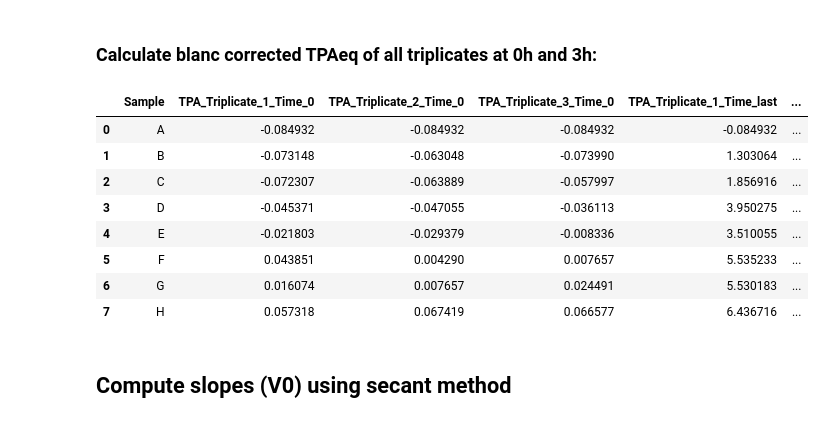
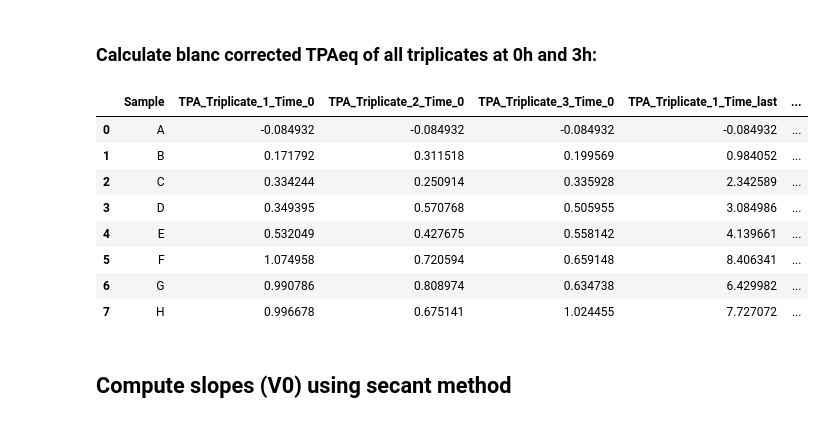
Before and after one commit to gcourtade/masters, a Jupyter notebook: 2025/ARE_PET_FsC-mutants/Plate_assay/PET_suspension.ipynb, the cells around one changed output. Cells and saved outputs as stored; diff of their text form; code cells hidden in the pictures.

```diff
--- a/2025/ARE_PET_FsC-mutants/Plate_assay/PET_suspension.ipynb
+++ b/2025/ARE_PET_FsC-mutants/Plate_assay/PET_suspension.ipynb
@@ -235,0 +141,25 @@ R^2 = 1.0000
+# %%
+
+# Time points (adjust if needed)
+x = np.array([0, 1860, 3480, 7200, 11040])
+
+# Colors and labels
+colors = ['blue', 'green', '#C8A2D8', 'pink', '#FFA500', 'brown', 'red', 'black']
+concs = ['0.0 µM', '0.2 µM', '0.4 µM', '0.6 µM', '0.8 µM', '1.0 µM', '1.2 µM', '1.4 µM']
+
+# Plot only data points + error bars
+for i in range(len(all_y)):
+    y = np.array(all_y[i])
+    if np.any(np.isnan(y)):
+        continue
+
+    plt.plot(x, y, 'o', color=colors[i], label=concs[i])
+    plt.errorbar(x, y, yerr=all_stdev[i], fmt='o', color=colors[i], elinewidth=1, capsize=5)
+
+# Final plot styling
+plt.xlabel('Time (s)')
+plt.ylabel('TPA (µmol/g PET)')
+plt.title('FsC-T45P_L182A a-CD')
+plt.legend(loc='upper left', bbox_to_anchor=(1, 1), frameon=True)
+plt.tight_layout()
+plt.show()
@@ -241,11 +173,11 @@ R^2 = 1.0000
 
 # Load Excel files
 file_path_standard_curve = "24.10.31_stand_curve_TPA.xlsx"
-file_path_absorbance = "24.10.31_wt_FsC_0h.xlsx"  # change !!!!!
+file_path_absorbance = "24.11.06_L182A.xlsx"  # change !!!!!
 
 # Load relevant sheets
-sheet_time_0 = "Sheet2"  # Adjust based on identified correct sheet !!!!!
-sheet_time_last = "Sheet8"  # Adjust based on identified correct sheet !!!!!
+sheet_time_0 = "Sheet5"  # Adjust based on identified correct sheet !!!!!
+sheet_time_last = "Sheet9"  # Adjust based on identified correct sheet !!!!!
 
 df_time_0 = pd.read_excel(file_path_absorbance, sheet_name=sheet_time_0, skiprows=26, usecols="A:D", nrows=8)
 df_time_last = pd.read_excel(file_path_absorbance, sheet_name=sheet_time_last, skiprows=26, usecols="A:D", nrows=8)
@@ -271,40 +203,40 @@ vol = 250 * 10**(-6)  # L
 mass_PET = conc_PET * vol  # g
 
 def convert_to_tpa(od_values, a, b):
     conc_TPA = (od_values - b) / a  # uM
     return conc_TPA * vol / mass_PET  # Transform to umol/g PET
 
 # Placeholder for calibration curve parameters (to be replaced with actual values)
 a = 0.011880432272095424  # Slope of TPA curve
 b = 0.010090332326256841  # Intercept of TPA curve
 
 # Apply transformation using calibration equation
 df_time_0[["TPA_Triplicate_1", "TPA_Triplicate_2", "TPA_Triplicate_3"]] = df_time_0[["BC_Triplicate_1", "BC_Triplicate_2", "BC_Triplicate_3"]].apply(lambda x: convert_to_tpa(x, a, b))
 df_time_last[["TPA_Triplicate_1", "TPA_Triplicate_2", "TPA_Triplicate_3"]] = df_time_last[["BC_Triplicate_1", "BC_Triplicate_2", "BC_Triplicate_3"]].apply(lambda x: convert_to_tpa(x, a, b))
 
 # Merge results into a single DataFrame
 df_results = pd.DataFrame({
     "Sample": df_time_0["Sample"],
     "TPA_Triplicate_1_Time_0": df_time_0["TPA_Triplicate_1"],
     "TPA_Triplicate_2_Time_0": df_time_0["TPA_Triplicate_2"],
     "TPA_Triplicate_3_Time_0": df_time_0["TPA_Triplicate_3"],
     "TPA_Triplicate_1_Time_last": df_time_last["TPA_Triplicate_1"],
     "TPA_Triplicate_2_Time_last": df_time_last["TPA_Triplicate_2"],
     "TPA_Triplicate_3_Time_last": df_time_last["TPA_Triplicate_3"]
 })
 
 # Display results
 df_results
 # %% [output]
 |  | Sample | TPA_Triplicate_1_Time_0 | TPA_Triplicate_2_Time_0 | TPA_Triplicate_3_Time_0 | TPA_Triplicate_1_Time_last | ... |
 | 0 | A | -0.084932 | -0.084932 | -0.084932 | -0.084932 | ... |
-| 1 | B | -0.073148 | -0.063048 | -0.073990 | 1.303064 | ... |
-| 2 | C | -0.072307 | -0.063889 | -0.057997 | 1.856916 | ... |
-| 3 | D | -0.045371 | -0.047055 | -0.036113 | 3.950275 | ... |
-| 4 | E | -0.021803 | -0.029379 | -0.008336 | 3.510055 | ... |
-| 5 | F | 0.043851 | 0.004290 | 0.007657 | 5.535233 | ... |
-| 6 | G | 0.016074 | 0.007657 | 0.024491 | 5.530183 | ... |
-| 7 | H | 0.057318 | 0.067419 | 0.066577 | 6.436716 | ... |
+| 1 | B | 0.171792 | 0.311518 | 0.199569 | 0.984052 | ... |
+| 2 | C | 0.334244 | 0.250914 | 0.335928 | 2.342589 | ... |
+| 3 | D | 0.349395 | 0.570768 | 0.505955 | 3.084986 | ... |
+| 4 | E | 0.532049 | 0.427675 | 0.558142 | 4.139661 | ... |
+| 5 | F | 1.074958 | 0.720594 | 0.659148 | 8.406341 | ... |
+| 6 | G | 0.990786 | 0.808974 | 0.634738 | 6.429982 | ... |
+| 7 | H | 0.996678 | 0.675141 | 1.024455 | 7.727072 | ... |
 # %% [markdown]
 ## Compute slopes (V0) using secant method
 # %%
```
Also changed, not shown: parts of 8 cells of this notebook, 1 other file.
